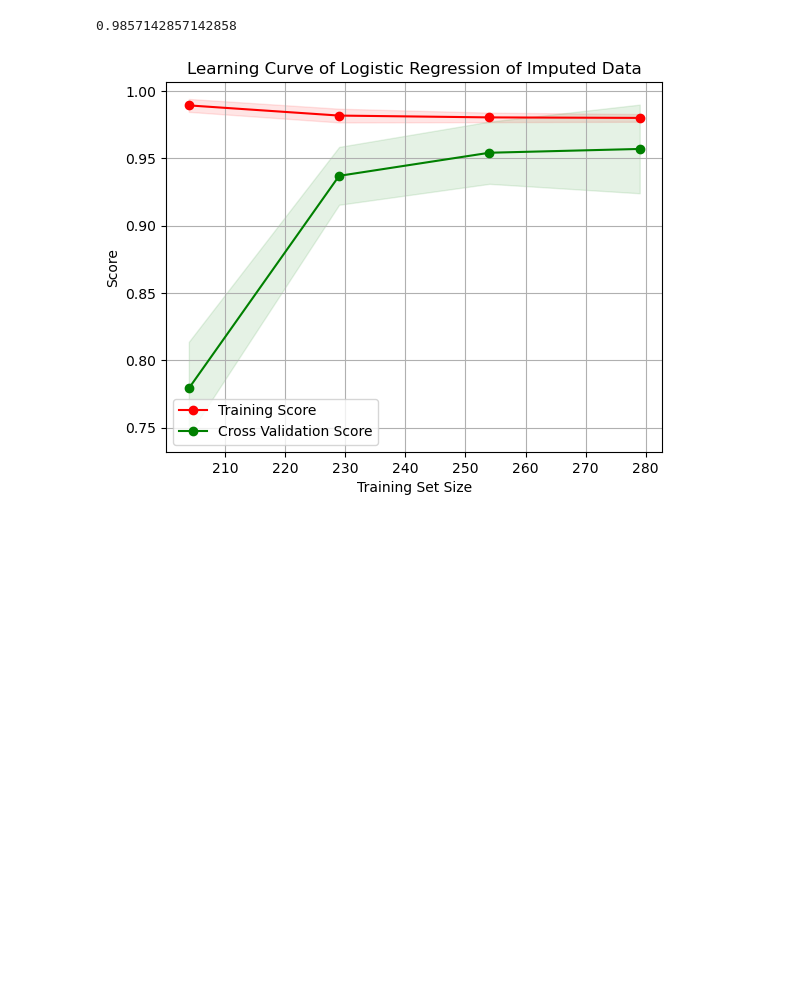
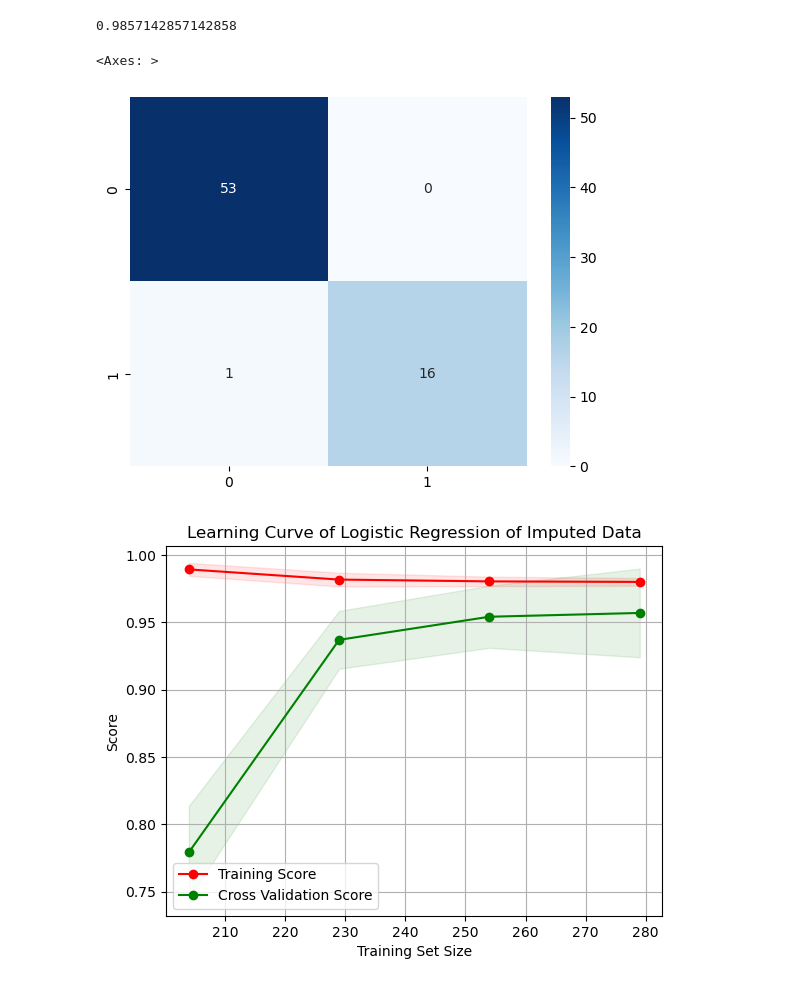
Before and after one commit to luisastue/datascience-ckd, a Jupyter notebook: Placeholder.ipynb, the cells around one changed output. Saved outputs shown, nothing was run; the diff lists cells and outputs as text; code cells hidden in the pictures; blank space fills up the shorter version.

```diff
--- a/Placeholder.ipynb
+++ b/Placeholder.ipynb
@@ -200,9 +205,16 @@ r2 = r2_score(y_pred=y_imp_pred, y_true= y_imp_test)
 
 corr_mat = X_imp.corr()
 
+cm = confusion_matrix(y_pred=y_imp_pred, y_true = y_imp_test)
+
 acc
 # %% [output]
 0.9857142857142858
+# %%
+sns.heatmap(cm, cmap = 'Blues', annot = True)
+# %% [output]
+<Axes: >
+[figure, added]
 # %%
 train_sizes = np.linspace(0.2, 1.0, 10)
 
```
Also changed, not shown: parts of 34 cells of this notebook, 10 other files.
